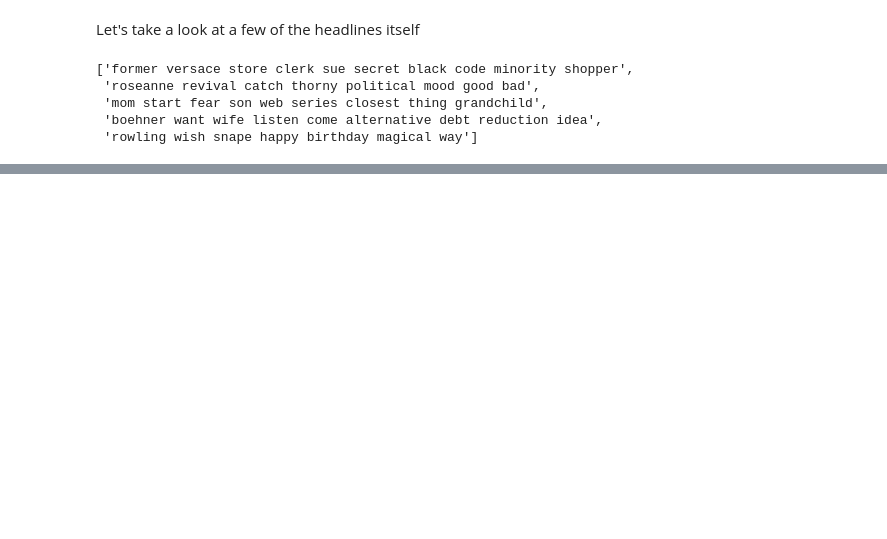
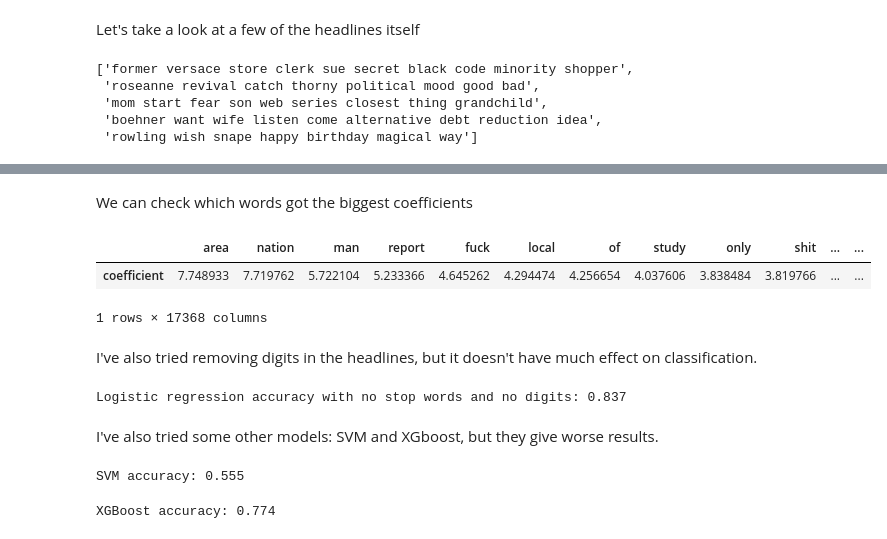
Before and after one commit to sfczekalski/data_science_task, a Jupyter notebook: nlp.ipynb, the cells around one changed output, grey strips where cells are left out. Drawn from its saved outputs; the diff is of its cells as text; code cells hidden in the pictures; blank space fills up the shorter version.

```diff
--- a/nlp.ipynb
+++ b/nlp.ipynb
@@ -236,0 +310,62 @@ accuracy_score(y_test, y_pred)
+# %% [markdown]
+We can check which words got the biggest coefficients
+# %%
+pd.DataFrame(search.best_estimator_['logistic'].coef_[0],
+             columns=['coefficient'],
+             index=search.best_estimator_['tf_idf'].get_feature_names()).sort_values(by='coefficient', ascending=False).T
+# %% [output]
+|  | area | nation | man | report | fuck | local | of | study | only | shit | ... | ... |
+| coefficient | 7.748933 | 7.719762 | 5.722104 | 5.233366 | 4.645262 | 4.294474 | 4.256654 | 4.037606 | 3.838484 | 3.819766 | ... | ... |
+1 rows × 17368 columns
+# %% [markdown]
+I've also tried removing digits in the headlines, but it doesn't have much effect on classification.
+# %%
+model = Pipeline(steps=[
+    ('preprocessor', Preprocessor(remove_stop_words=False, remove_digits=True)),
+    ('tf_idf', TfidfVectorizer()),
+    ('model', LogisticRegression(C=2, random_state=42))
+])
+
+model = model.fit(X_train, y_train)
+y_pred = model.predict(X_test)
+print(f'Logistic regression accuracy with no stop words and no digits: {round(accuracy_score(y_test, y_pred), 3)}')
+# %% [output]
+Logistic regression accuracy with no stop words and no digits: 0.837
+# %% [markdown]
+I've also tried some other models: SVM and XGboost, but they give worse results.
+# %%
+svm_pipeline = Pipeline(steps=[
+    ('preprocessor', Preprocessor(remove_stop_words=False)),
+    ('tf_idf', TfidfVectorizer()),
+    ('svm', SVC(random_state=42))
+])
+
+params = {
+    'svm__C': [0.1, 0.2, 0.5, 1.0, 1.5, 2.0]
+}
+
+svm_search = GridSearchCV(svm_pipeline, param_grid=params)
+
+svm_classifier = svm_search.fit(X_train, y_train)
+svm_pred = svm_classifier.predict(X_test)
+print(f'SVM accuracy: {round(accuracy_score(y_test, svm_pred), 3)}')
+# %% [output]
+SVM accuracy: 0.555
+# %%
+xgb_pipeline = Pipeline(steps=[
+    ('preprocessor', Preprocessor(remove_stop_words=False)),
+    ('tf_idf', TfidfVectorizer()),
+    ('xgb', xgb.XGBClassifier(random_state=4))
+])
+
+params = {
+    'xgb__max_depth': [3, 5, 7]
+}
+
+xgb_search = GridSearchCV(xgb_pipeline, param_grid=params)
+
+xgb_classifier = xgb_search.fit(X_train, y_train)
+xgb_pred = xgb_classifier.predict(X_test)
+print(f'XGBoost accuracy: {round(accuracy_score(y_test, xgb_pred), 3)}')
+# %% [output]
+XGBoost accuracy: 0.774
```
Also changed, not shown: parts of 19 cells of this notebook.
